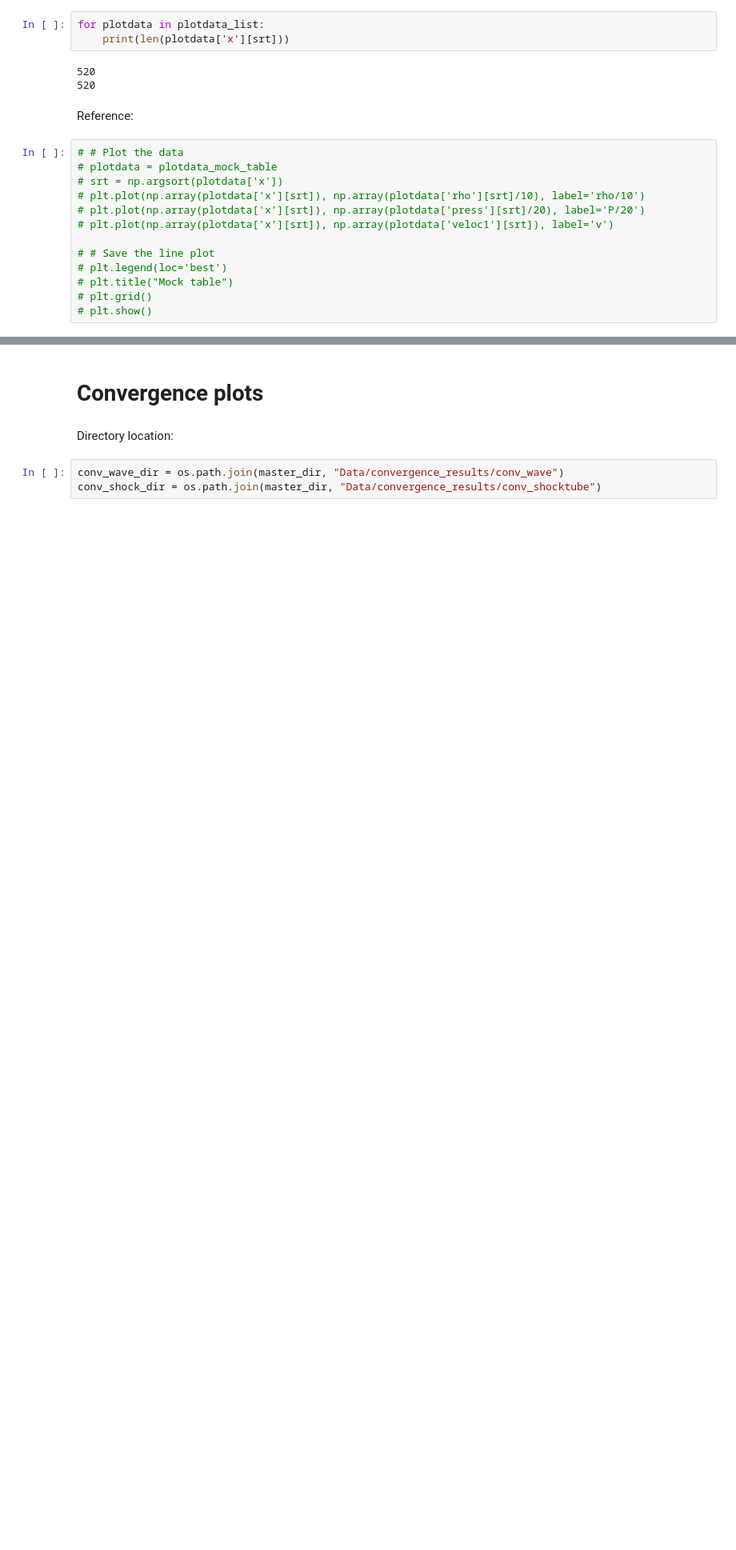
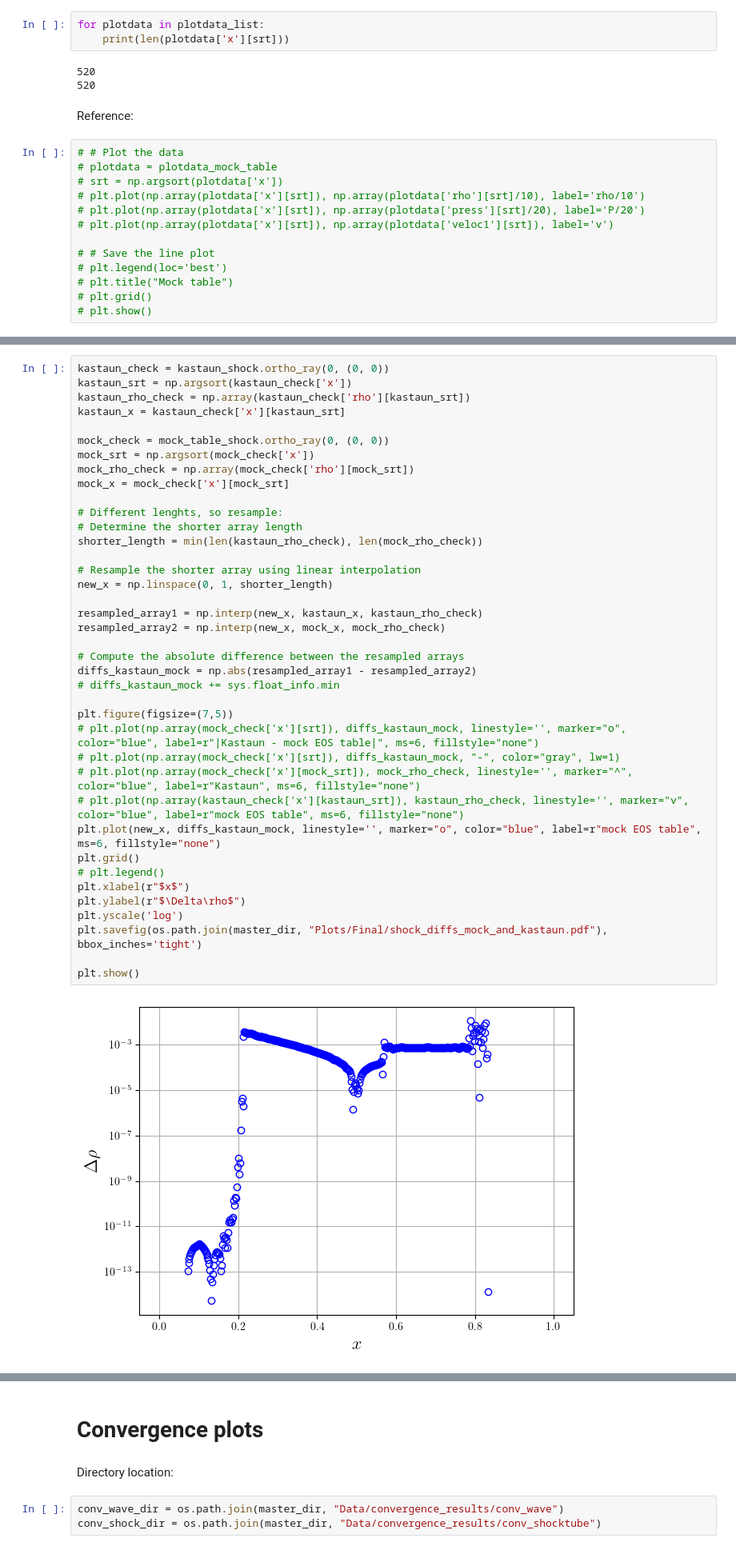
Before and after one commit to ThibeauWouters/MLC2P, a Jupyter notebook: Code/gmunu_plots.ipynb, the cells around one changed output, grey strips where cells are left out. Shown at 80% size. Drawn from its saved outputs; the diff is of its cells as text; blank space fills up the shorter version.

```diff
--- a/Code/gmunu_plots.ipynb
+++ b/Code/gmunu_plots.ipynb
@@ -450,0 +468,41 @@ Reference:
+# %%
+kastaun_check = kastaun_shock.ortho_ray(0, (0, 0))
+kastaun_srt = np.argsort(kastaun_check['x'])
+kastaun_rho_check = np.array(kastaun_check['rho'][kastaun_srt])
+kastaun_x = kastaun_check['x'][kastaun_srt]
+
+mock_check = mock_table_shock.ortho_ray(0, (0, 0))
+mock_srt = np.argsort(mock_check['x'])
+mock_rho_check = np.array(mock_check['rho'][mock_srt])
+mock_x = mock_check['x'][mock_srt]
+
+# Different lenghts, so resample:
+# Determine the shorter array length
+shorter_length = min(len(kastaun_rho_check), len(mock_rho_check))
+
+# Resample the shorter array using linear interpolation
+new_x = np.linspace(0, 1, shorter_length)
+
+resampled_array1 = np.interp(new_x, kastaun_x, kastaun_rho_check)
+resampled_array2 = np.interp(new_x, mock_x, mock_rho_check)
+
+# Compute the absolute difference between the resampled arrays
+diffs_kastaun_mock = np.abs(resampled_array1 - resampled_array2)
+# diffs_kastaun_mock += sys.float_info.min
+
+plt.figure(figsize=(7,5))
+# plt.plot(np.array(mock_check['x'][srt]), diffs_kastaun_mock, linestyle='', marker="o", color="blue", label=r"|Kastaun - mock EOS table|", ms=6, fillstyle="none")
+# plt.plot(np.array(mock_check['x'][srt]), diffs_kastaun_mock, "-", color="gray", lw=1)
+# plt.plot(np.array(mock_check['x'][mock_srt]), mock_rho_check, linestyle='', marker="^", color="blue", label=r"Kastaun", ms=6, fillstyle="none")
+# plt.plot(np.array(kastaun_check['x'][kastaun_srt]), kastaun_rho_check, linestyle='', marker="v", color="blue", label=r"mock EOS table", ms=6, fillstyle="none")
+plt.plot(new_x, diffs_kastaun_mock, linestyle='', marker="o", color="blue", label=r"mock EOS table", ms=6, fillstyle="none")
+plt.grid()
+# plt.legend()
+plt.xlabel(r"$x$")
+plt.ylabel(r"$\Delta\rho$")
+plt.yscale('log')
+plt.savefig(os.path.join(master_dir, "Plots/Final/shock_diffs_mock_and_kastaun.pdf"), bbox_inches='tight')
+
+plt.show()
+# %% [output]
+[figure, added]
```
Also changed, not shown: parts of 12 cells of this notebook, 7 other files.
